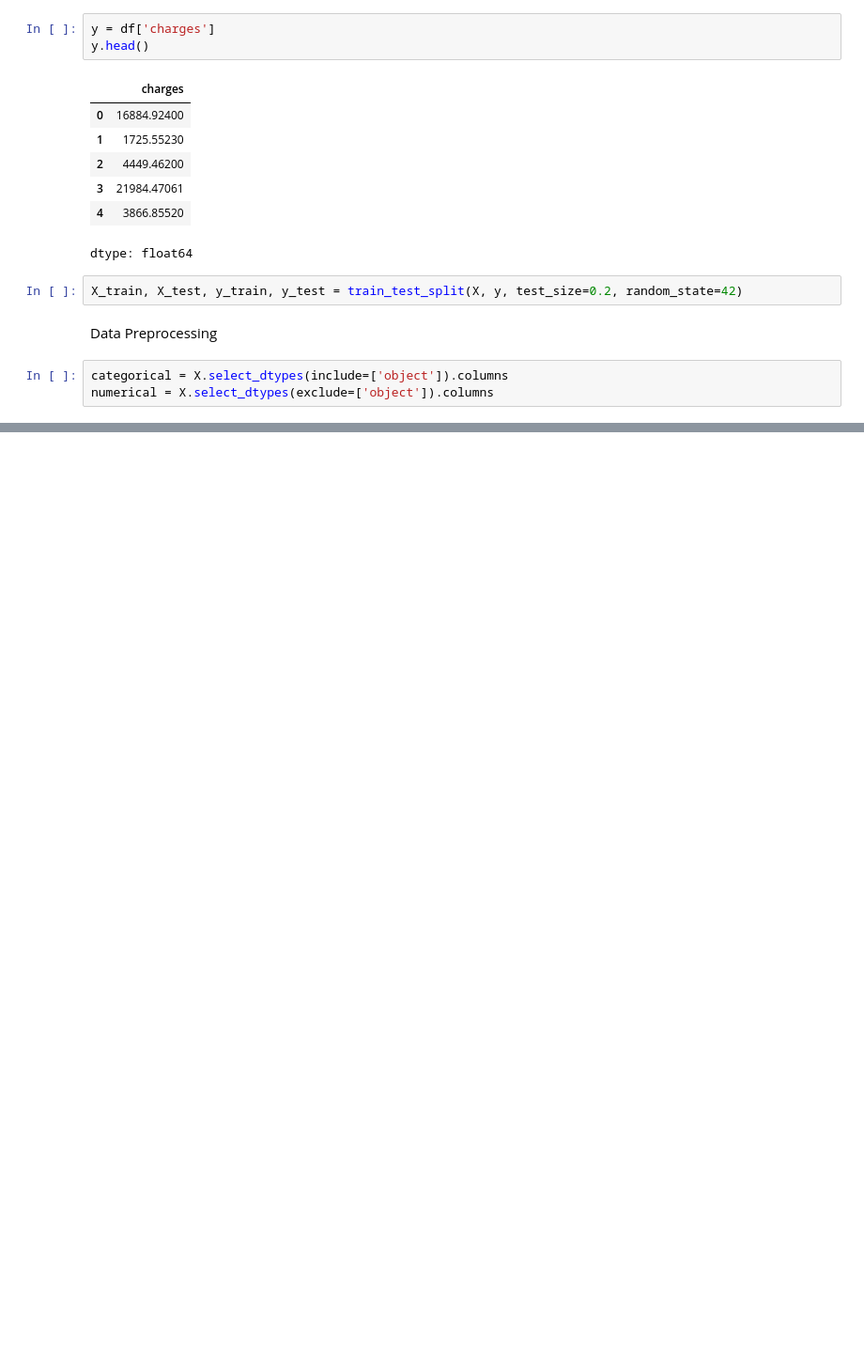
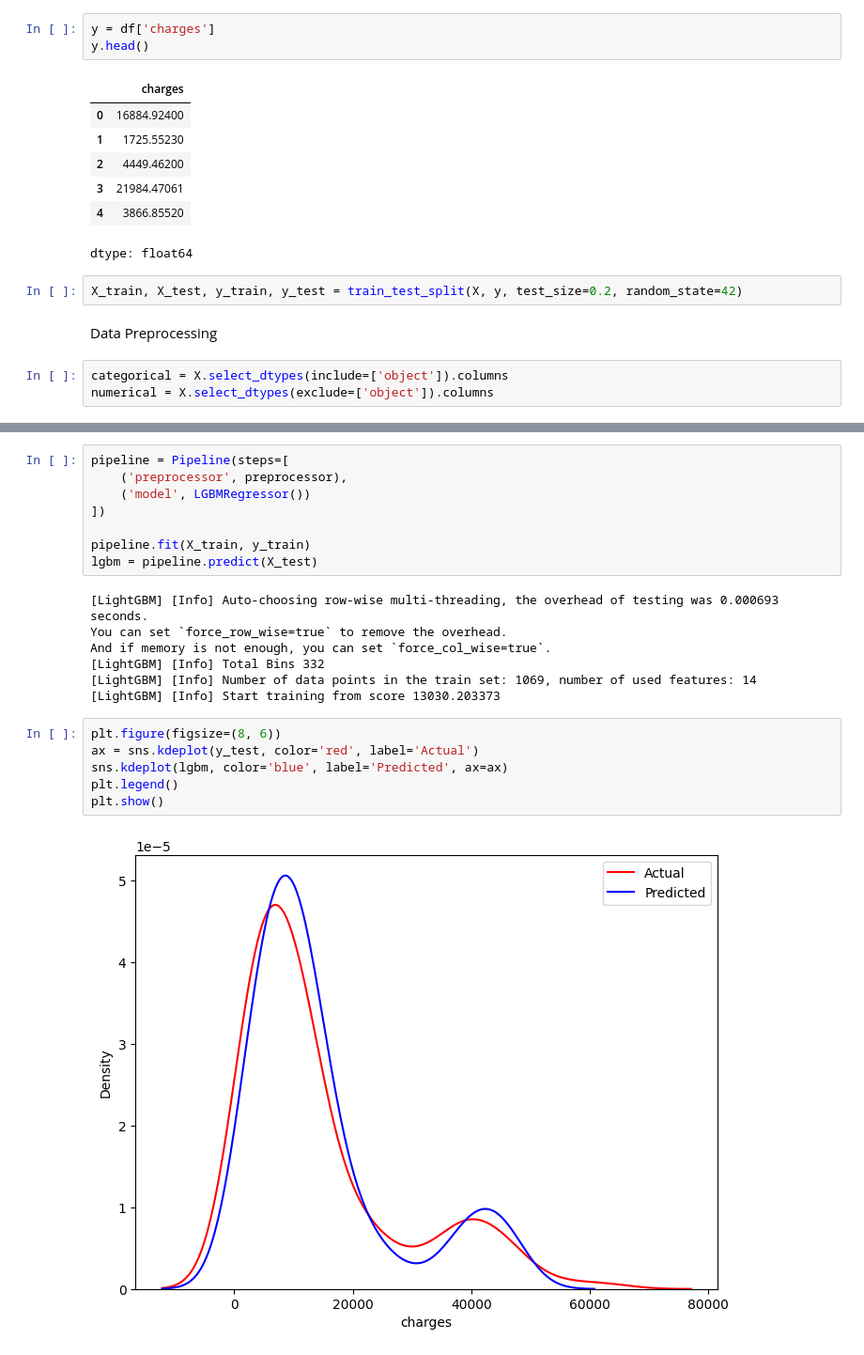
Before and after one commit to LinaSeongyeonSon/Medical-Insurance-Cost-Prediction, a Jupyter notebook: Medical_Insurance_Cost_Prediction.ipynb, the cells around one changed output, grey strips where cells are left out. Shown at 94% size. Cells and saved outputs as stored; diff of their text form; blank space fills up the shorter version.

```diff
--- a/Medical_Insurance_Cost_Prediction.ipynb
+++ b/Medical_Insurance_Cost_Prediction.ipynb
@@ -636,0 +712,23 @@ R Squared: 0.8025270937696656
+# %%
+pipeline = Pipeline(steps=[
+    ('preprocessor', preprocessor),
+    ('model', LGBMRegressor())
+])
+
+pipeline.fit(X_train, y_train)
+lgbm = pipeline.predict(X_test)
+# %% [output]
+[LightGBM] [Info] Auto-choosing row-wise multi-threading, the overhead of testing was 0.000693 seconds.
+You can set `force_row_wise=true` to remove the overhead.
+And if memory is not enough, you can set `force_col_wise=true`.
+[LightGBM] [Info] Total Bins 332
+[LightGBM] [Info] Number of data points in the train set: 1069, number of used features: 14
+[LightGBM] [Info] Start training from score 13030.203373
+# %%
+plt.figure(figsize=(8, 6))
+ax = sns.kdeplot(y_test, color='red', label='Actual')
+sns.kdeplot(lgbm, color='blue', label='Predicted', ax=ax)
+plt.legend()
+plt.show()
+# %% [output]
+[figure, added]
```
Also changed, not shown: parts of 29 cells of this notebook.
